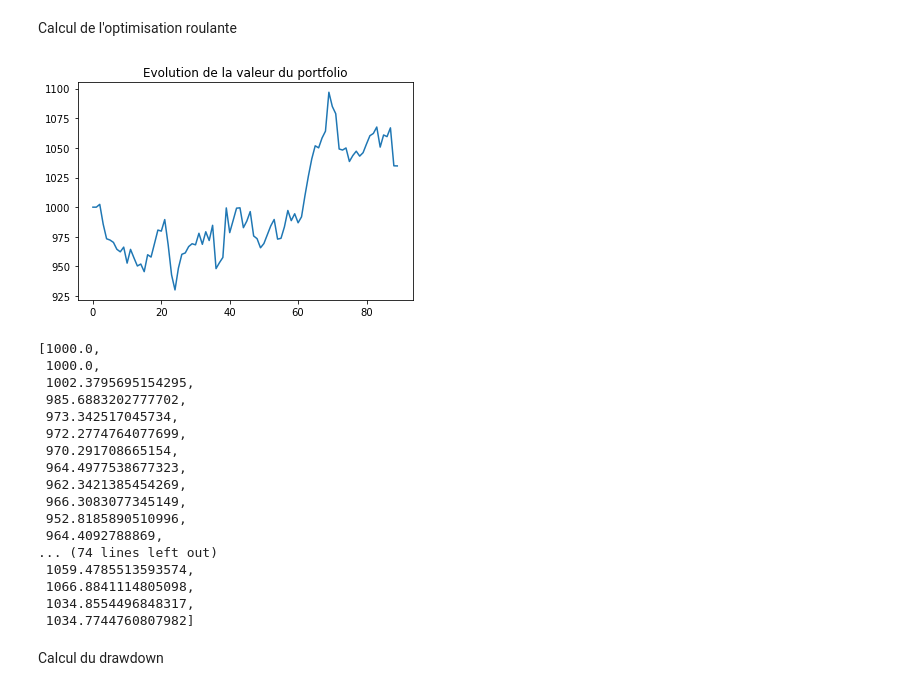
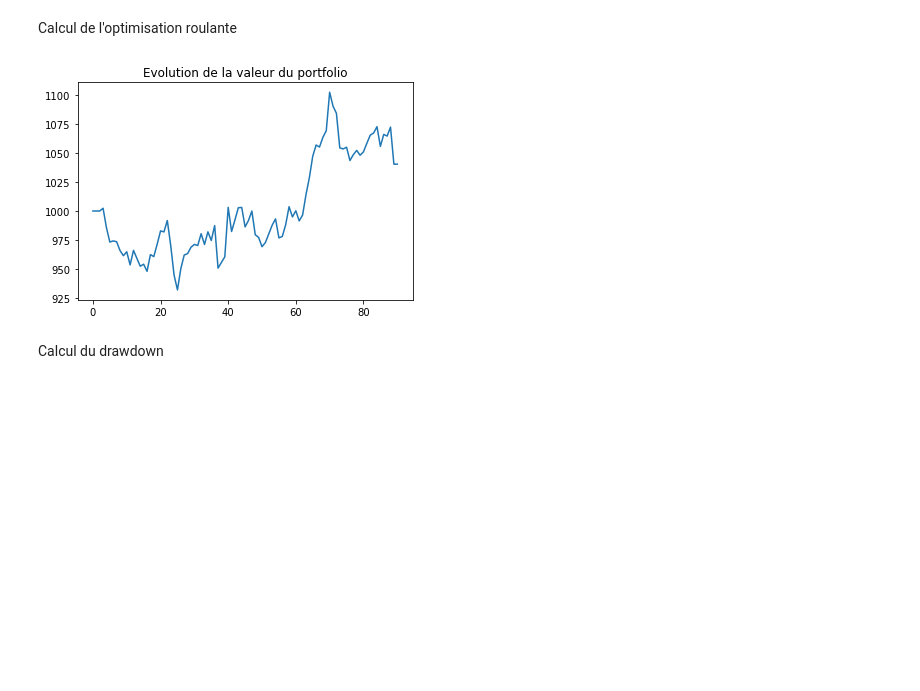
Before and after one commit to Armand-Morin/Portfolio_Optimization_Volga-Technologies, a Jupyter notebook: TC_Malo.ipynb, the cells around one changed output. Cells and saved outputs as stored; diff of their text form; code cells hidden in the pictures; blank space fills up the shorter version.

```diff
--- a/TC_Malo.ipynb
+++ b/TC_Malo.ipynb
@@ -1 +10,9 @@
+# %%
+def get_data(assets, start_date, end_date, time_interval):
+    return yf.download(assets,
+                          start = start_date,
+                          end = end_date,
+                          interval = time_interval,
+                          threads = True,
+                          progress = False)['Adj Close']
 # %%
@@ -67,3 +40,0 @@ Prix des actions à l'instant t-1
-# %%
-vp = all_stocks[-1::].values[0]
-vp
@@ -234,16 +118,17 @@ cash : 1000.0
 # %% [markdown]
 Calcul de l'optimisation roulante
 # %%
-def reste(debug=True):
+def compute_portfolio(lamb, alpha, Money, Pos_max_par_actif, jours_returns, periode_trades, debug=True):
 
-    global vp, Money, pf_value, pos, pos2, argent_gagne, cout, win, cash, couts_transaction
+    global pf_value, pos, pos2, argent_gagne, cout, win, cash, couts_transaction
+
+    init(Money, Pos_max_par_actif)
 
     if debug:
-        print('\033[94m'+"Somme des positions: "+str(pf_value)+'\033[0m')
-        print("cash :", cash.round(6), "\n")
+        print("Argent injecté au départ:", Money)
 
     try:
-        for i in tqdm_notebook(range(1,100)):
+        for i in tqdm_notebook(range(100)):
 
             # actualisation des positions
             pos = pos2
@@ -276,16 +161,16 @@ def reste(debug=True):
             cash_restant = pf_value + cash - (cout + pf2_value)
 
             cash = cash_restant # l'argent que l'algo décide de ne pas investir
+
             if debug:
-                print("cash :", cash.round(6))
+                print("\n","Etape {}:".format(i))
 
                 # affichage des valeurs numériques
-                # print('\033[92m'+"Coûts de transaction: "+str(TC(Pos,pos))+'\033[0m')
-                # print('\033[93m'+"Return : " + str(log_returns.mean()@pos) + '\033[0m')
+                print("cash :", cash.round(6))
                 print('\033[92m'+"Coûts de transaction: "+str(cout)+'\033[0m')
                 print('\033[94m'+"Somme des positions: "+str(pf2_value)+'\033[0m')
                 # print(f"Les valeurs  du vecteur poids sont:{pos2.round(3)}")
-                print(f"Les valeurs de la fonction objectif:{s.round(3)}")
+                print(f"La valeur de la fonction objectif:{s.round(3)}")
 
             # mise à jour du vecteur des positions à chaque actualisation des prix
             pos = pos2
@@ -314,33 +199,25 @@ def reste(debug=True):
 
 # reste()
 # %%
-etape1(False)
-reste(False)
+# Paramètres modifiables
+
+lamb = 0.005 # Coûts de transaction ; faire attention car sinon il n'y a pas de mouvements de position
+alpha = 10 # importance accordée à l'expected return
+Money = 1000 # argent alloué pour l'investissement initial
+Pos_max_par_actif = 1000 # quantité maximale d'argent investi par actif
+jours_returns = 20 # les n derniers jours qui servent pour calculer les expected returns
+periode_trades = 20 # le nombre de jours ouvrés qui séparent chaque décision
+
+
+compute_portfolio(lamb, alpha, Money, Pos_max_par_actif, jours_returns, periode_trades, False)
 
 plt.plot(argent_fait)
 plt.title("Evolution de la valeur du portfolio")
 plt.show()
 
-argent_fait
+# argent_fait
 # %% [output]
-[figure, old version]
+[figure, new version]
-[1000.0,
- 1000.0,
- 1002.3795695154295,
- 985.6883202777702,
- 973.342517045734,
- 972.2774764077699,
- 970.291708665154,
- 964.4977538677323,
- 962.3421385454269,
- 966.3083077345149,
- 952.8185890510996,
- 964.4092788869,
-... (74 lines left out)
- 1059.4785513593574,
- 1066.8841114805098,
- 1034.8554496848317,
- 1034.7744760807982]
 # %% [markdown]
 Calcul du drawdown
 # %%
```
Also changed, not shown: parts of 13 cells of this notebook.
